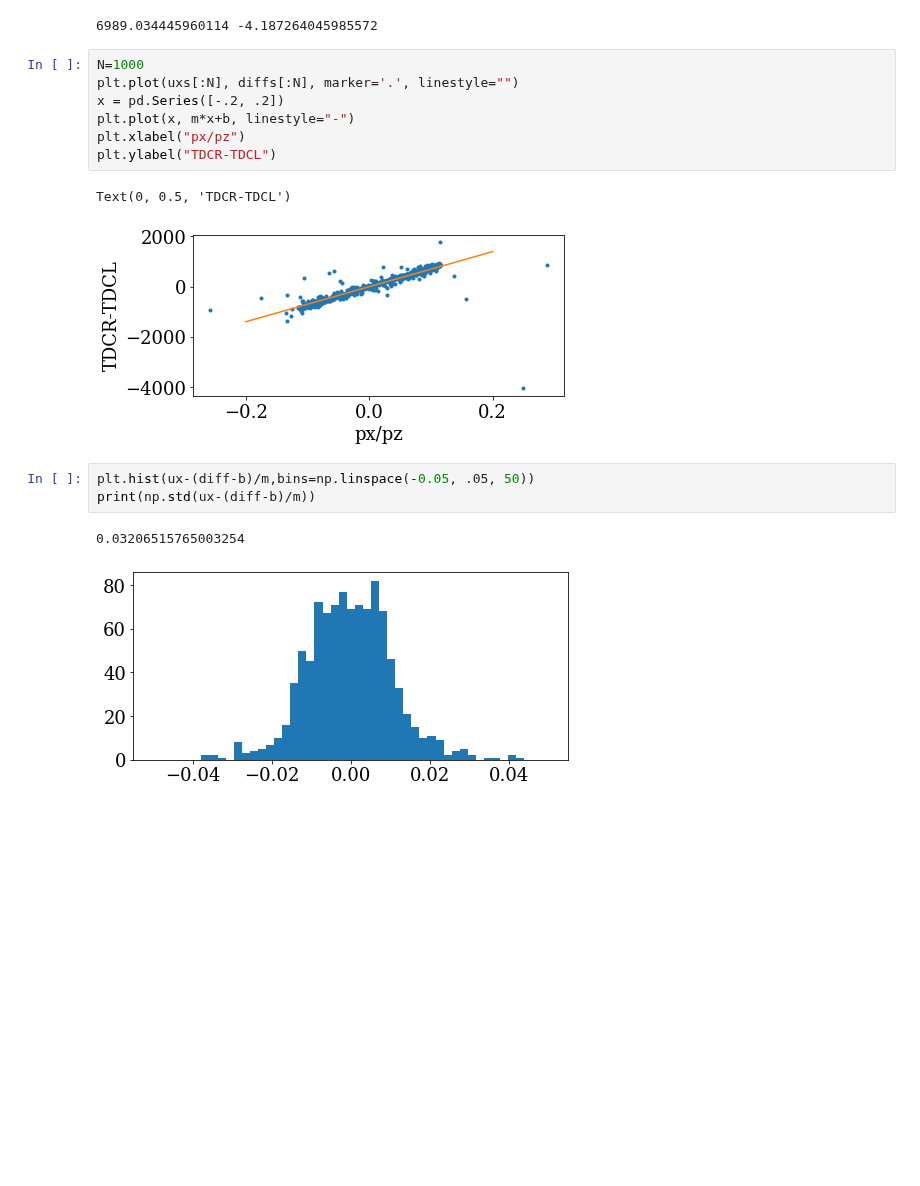
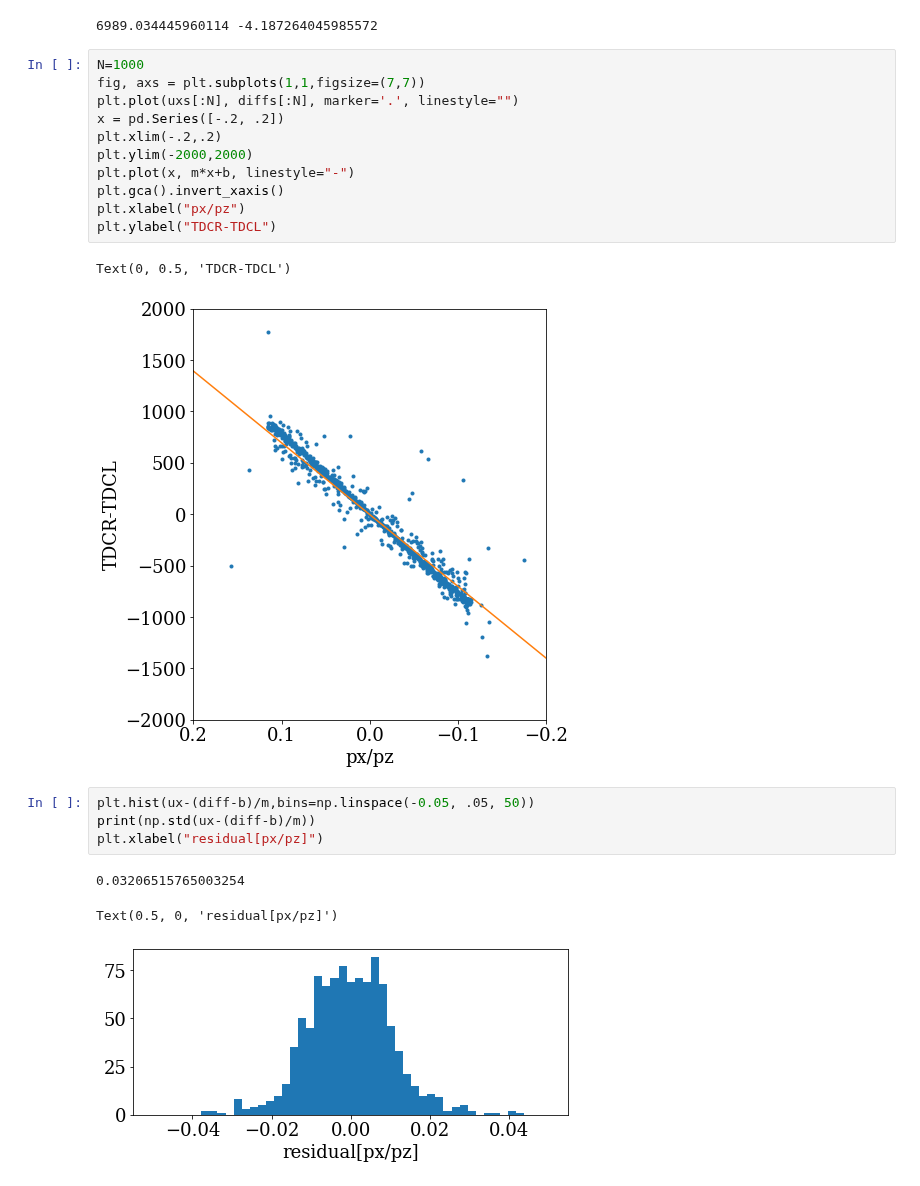
Before and after one commit to sebouh137/fcal_sim, a Jupyter notebook: TDC_vs_pxoverpz.ipynb, the cells around one changed output. Drawn from its saved outputs; the diff is of its cells as text; blank space fills up the shorter version.

```diff
--- a/TDC_vs_pxoverpz.ipynb
+++ b/TDC_vs_pxoverpz.ipynb
@@ -66,20 +67,26 @@ print(m,b)
 6989.034445960114 -4.187264045985572
 # %%
 N=1000
+fig, axs = plt.subplots(1,1,figsize=(7,7))
 plt.plot(uxs[:N], diffs[:N], marker='.', linestyle="")
 x = pd.Series([-.2, .2])
+plt.xlim(-.2,.2)
+plt.ylim(-2000,2000)
 plt.plot(x, m*x+b, linestyle="-")
+plt.gca().invert_xaxis()
 plt.xlabel("px/pz")
 plt.ylabel("TDCR-TDCL")
 # %% [output]
 Text(0, 0.5, 'TDCR-TDCL')
-[figure, old version]
+[figure, new version]
 # %%
 plt.hist(ux-(diff-b)/m,bins=np.linspace(-0.05, .05, 50))
 print(np.std(ux-(diff-b)/m))
+plt.xlabel("residual[px/pz]")
 # %% [output]
 0.03206515765003254
+Text(0.5, 0, 'residual[px/pz]')
-[figure, old version]
+[figure, new version]
 # %%
 plt.hist(diffs, bins=100, range=(-2000, 2000))
 plt.xlabel("TDCR-TDCL")
```
Also changed, not shown: parts of 2 cells of this notebook.
